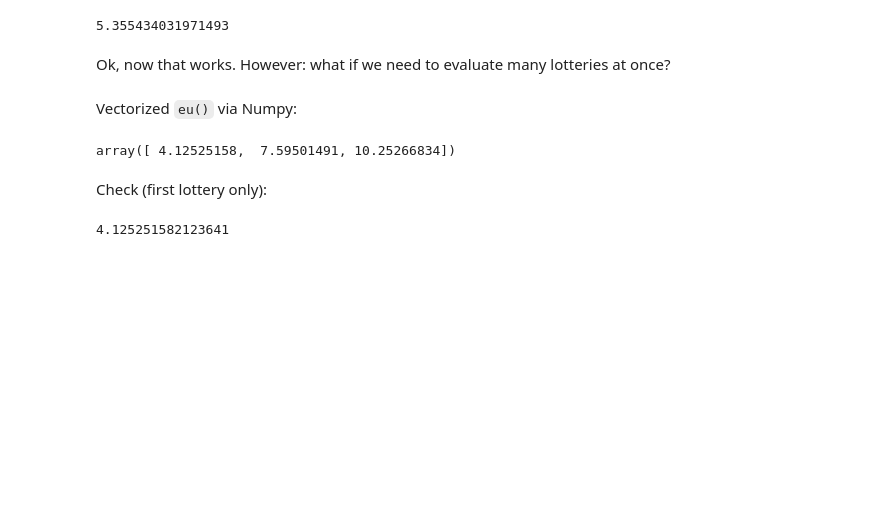
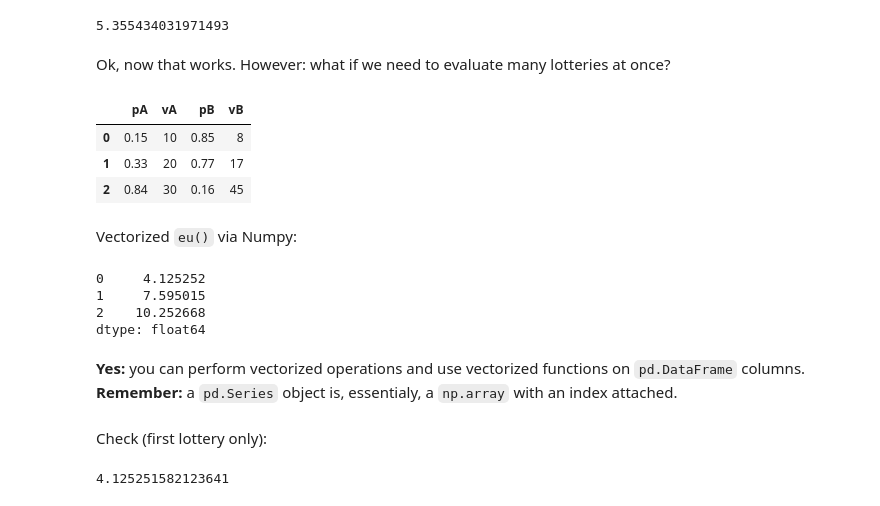
Before and after one commit to datakolektiv/dss03python2023, a Jupyter notebook: session04/dss03_py_session04.ipynb, the cells around one changed output. Drawn from its saved outputs; the diff is of its cells as text; code cells hidden in the pictures; blank space fills up the shorter version.

```diff
--- a/session04/dss03_py_session04.ipynb
+++ b/session04/dss03_py_session04.ipynb
@@ -219,8 +219,18 @@ Ok, now that works. However: what if we need to evaluate many lotteries at once?
 # %%
 pA = [.15, .33, .84]
 vA = [10, 20, 30]
 pB = [.85, .77, .16]
 vB = [8, 17, 45]
+lots = pd.DataFrame({'pA':pA,
+                     'vA':vA,
+                     'pB':pB,
+                     'vB':vB})
+lots
+# %% [output]
+|  | pA | vA | pB | vB |
+| 0 | 0.15 | 10 | 0.85 | 8 |
+| 1 | 0.33 | 20 | 0.77 | 17 |
+| 2 | 0.84 | 30 | 0.16 | 45 |
 # %% [markdown]
 Vectorized `eu()` via Numpy:
 # %%
@@ -231,8 +241,14 @@ def eu_v(pA,pB,vA,vB,rho):
     return leu
-# %%
-eu_v(pA,pB,vA,vB,rho)
-# %% [output]
-array([ 4.12525158,  7.59501491, 10.25266834])
+# %%
+eu_v(lots,rho)
+# %% [output]
+0     4.125252
+1     7.595015
+2    10.252668
+dtype: float64
+# %% [markdown]
+**Yes:** you can perform vectorized operations and use vectorized functions on `pd.DataFrame` columns.
+**Remember:** a `pd.Series` object is, essentialy, a `np.array` with an index attached.
 # %% [markdown]
 Check (first lottery only):
 # %%
```
Also changed, not shown: parts of 57 cells of this notebook, 6 other files.
